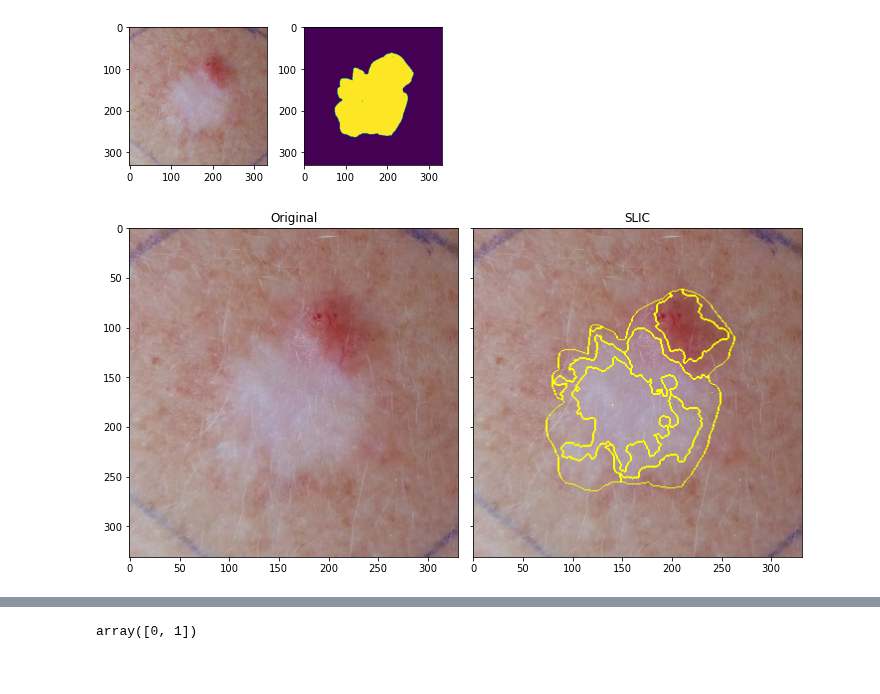
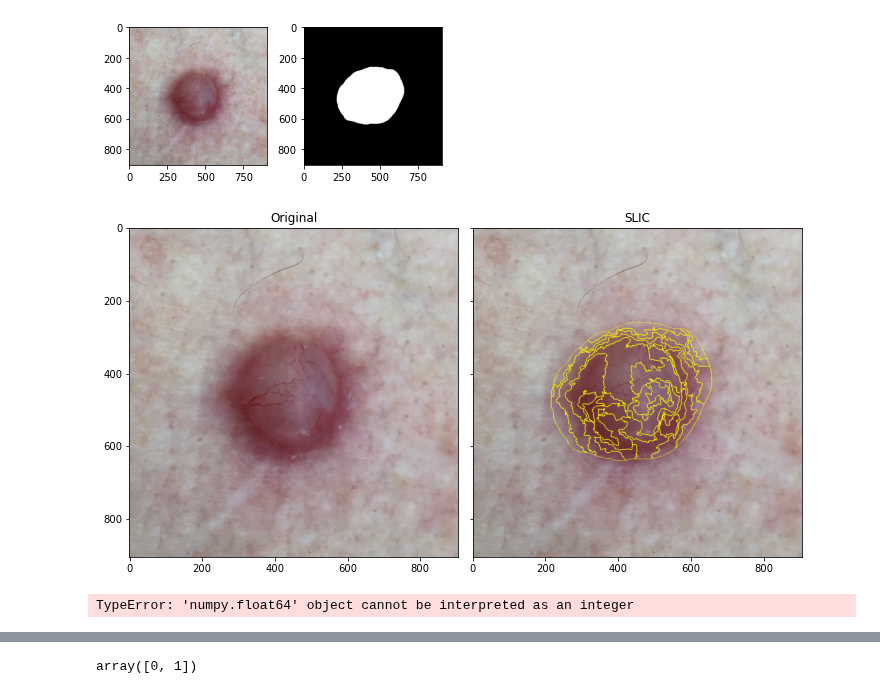
Before and after one commit to julielhagen/First-Year-Project, a Jupyter notebook: Color.ipynb, the cells around one changed output, grey strips where cells are left out. Cells and saved outputs as stored; diff of their text form; code cells hidden in the pictures.

```diff
--- a/Color.ipynb
+++ b/Color.ipynb
@@ -44,2 +16,8 @@ def prep_im_and_gt(im_id, im_dir_path, gt_dir_path, scalar = 1):
 # %%
-im, gt = prep_im_and_gt('PAT_46_881_939', 'test_images/', 'test_image_groundtruths/', 0.25)
+im_path = 'test_images' + os.sep
+mask_path = 'test_images_masks' + os.sep
+im_id = 'PAT_875_1668_588.png'
+
+im, mask = prep_im_and_mask(im_id, im_path, mask_path)
+
+print(im)
@@ -46,17 +42,38 @@ im, gt = prep_im_and_gt('PAT_46_881_939', 'test_images/', 'test_image_groundtrut
 # %%
 fig, axes = plt.subplots(nrows=1, ncols=2, figsize=(5, 3))
 axes[0].imshow(im)
-axes[1].imshow(gt)
+axes[1].imshow(mask, cmap='gray')
 fig.tight_layout()
 # %% [output]
-[figure, old version]
+[figure, new version]
 # %%
-def color(im, mask):
-    segments_slic = slic(im, n_segments=6, compactness=0.1, sigma=1, mask = gt, start_label=1, channel_axis = 2)
+def segments(image, mask, n_segments = 50, compactness = 0.1):
+    '''Get color segments of lesion from SLIC algorithm.
+    Optional argument n_segments (defualt 50) defines desired amount of segments.
+    Optional argument compactness (defualt 0.1) defines balance between color
+    and position.
 
-    return segments_slic
+    Args:
+        image (numpy.ndarray): image to segment
+        mask (numpy.ndarray):  image mask
+        n_segments (int, optional): desired amount of segments
+        compactness (float, optional): compactness score, decides balance between
+            color and and position
 
-segments_slic = color(im, gt)
+    Returns:
+        slic_segments (numpy.ndarray): SLIC color segments.
+    '''
+    slic_segments = slic(image,
+                    n_segments = n_segments,
+                    compactness = compactness,
+                    sigma = 1,
+                    mask = mask,
+                    start_label = 1,
+                    channel_axis = 2)
+
+    return slic_segments
+
+slic_segments = segments(im, mask)
 
 # Show the results
 fig, ax = plt.subplots(1, 2, figsize=(10, 10), sharex=True, sharey=True)
@@ -64,10 +81,10 @@ fig, ax = plt.subplots(1, 2, figsize=(10, 10), sharex=True, sharey=True)
 ax[0].imshow(im)
 ax[0].set_title("Original")
 
-ax[1].imshow(mark_boundaries(im, segments_slic))
+ax[1].imshow(mark_boundaries(im, slic_segments))
 ax[1].set_title('SLIC')
 
 plt.tight_layout()
 plt.show()
 # %% [output]
-[figure, old version]
+[figure, new version]
@@ -74,3 +158,15 @@ plt.show()
+# %%
+rgb_means = get_rgb_means(im, slic_segments)
+
+hsv_means = [rgb_to_hsv(rgb_mean) for rgb_mean in rgb_means]
+
+hsv_means2 = get_hsv_means(im, slic_segments)
+
+print(rgb_means)
+print(hsv_means)
+print(hsv_means2.shape)
+# %% [output]
+TypeError: 'numpy.float64' object cannot be interpreted as an integer
 # %%
 np.unique(segments_slic)
 # %% [output]
```
Also changed, not shown: parts of 8 cells of this notebook, 4 other files.
